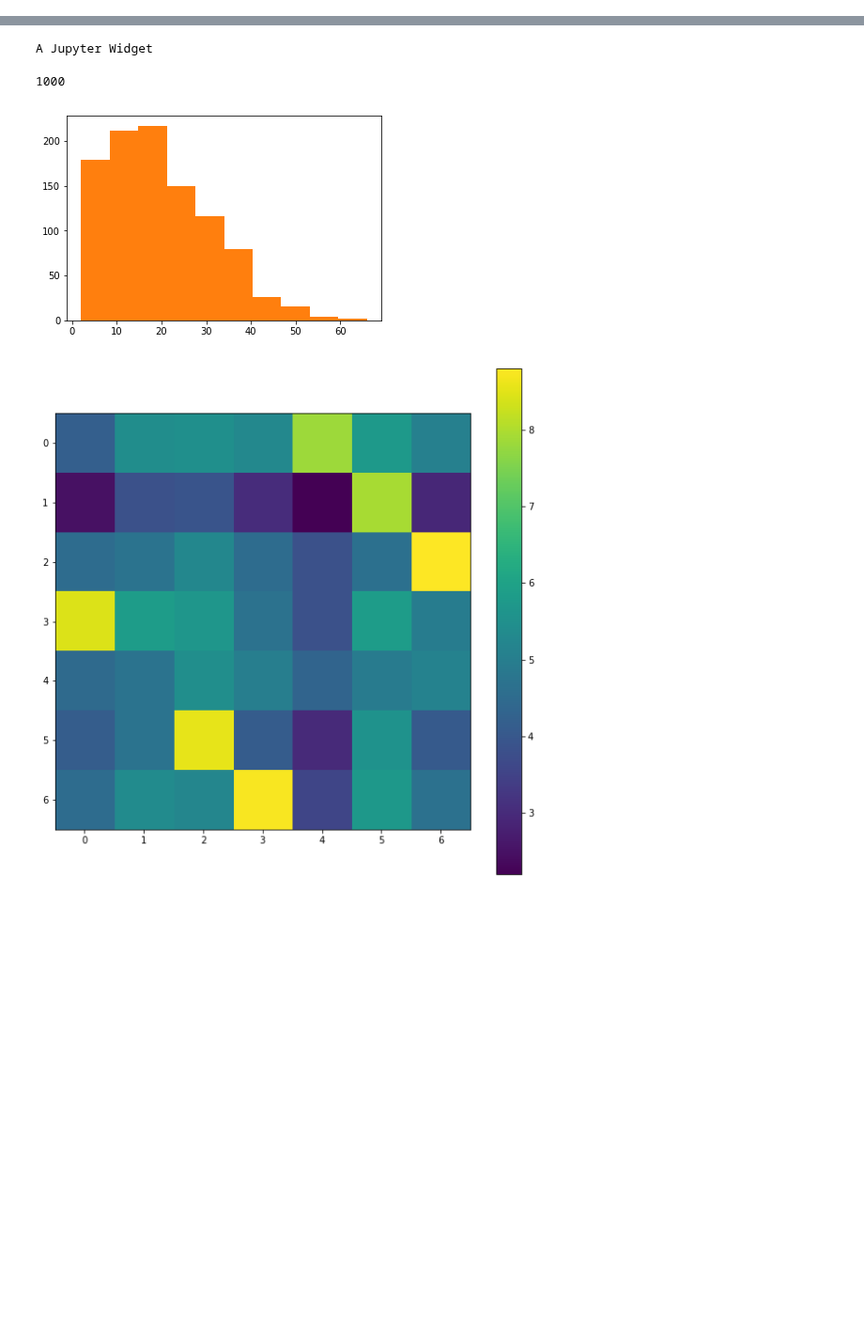
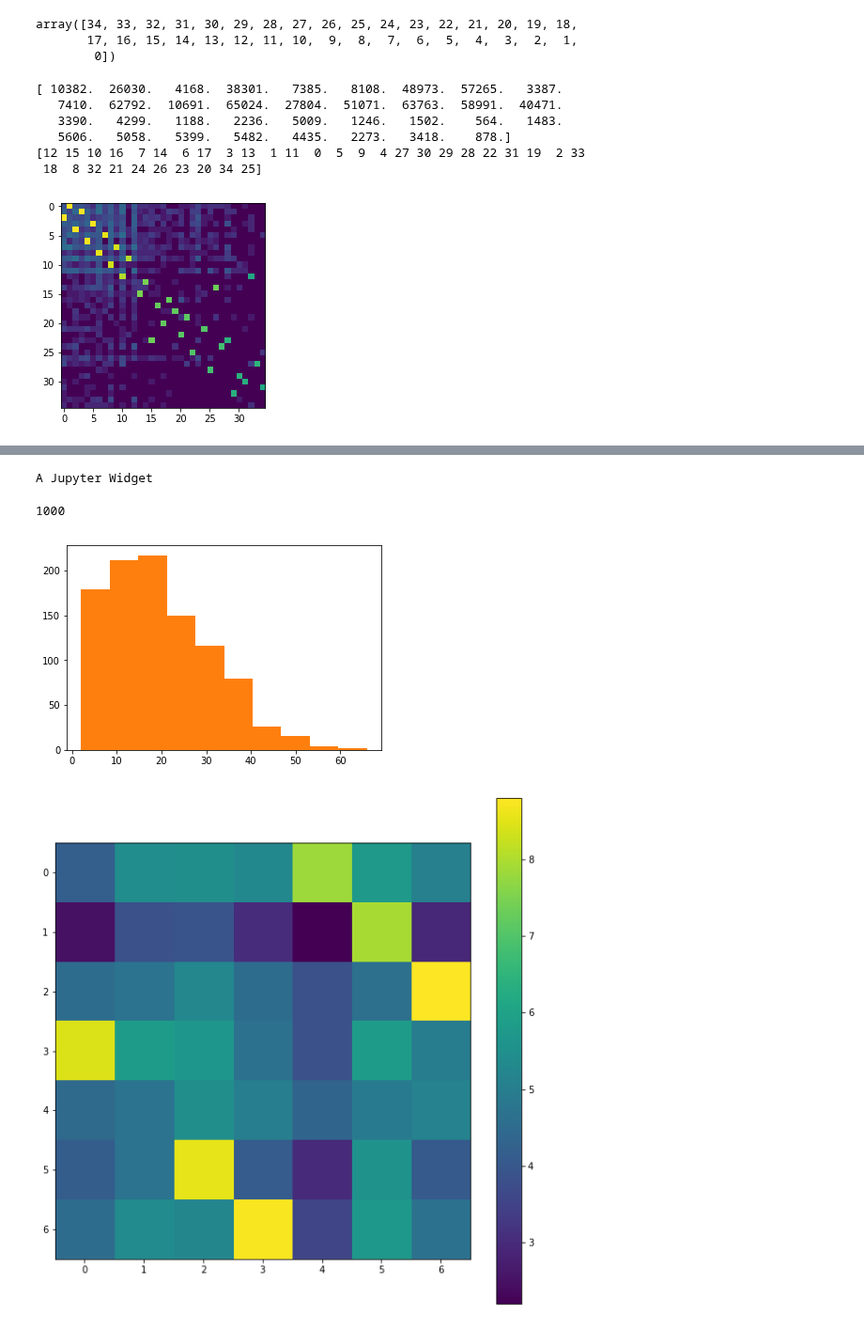
Before and after one commit to rykachevskiy/CRISPR, a Jupyter notebook: Probabilistic_model/PM, new annealing.ipynb, the cells around one changed output, grey strips where cells are left out. Shown at 94% size. Saved outputs shown, nothing was run; the diff lists cells and outputs as text; code cells hidden in the pictures; blank space fills up the shorter version.

```diff
--- a/Probabilistic_model/PM, new annealing.ipynb
+++ b/Probabilistic_model/PM, new annealing.ipynb
@@ -15,10 +17,13 @@ import plot_utils as pu
 # %%
 class PCR:
-    def __init__(self, population_as_list, n_primers, p = None, transform_to_min_range = 1):
+    def __init__(self, population_as_list, n_primers, p = None, transform_to_min_range = 1, max_array_len = None):
         if transform_to_min_range:
             population_as_list = self._transform_to_min_range(population_as_list)
 
-        self.max_array_len = max([len(x) for x in population_as_list])
+        if max_array_len is None:
+            self.max_array_len = max([len(x) for x in population_as_list])
+        else:
+            self.max_array_len = max_array_len
 
         self.f_population = np.ones((len(population_as_list), self.max_array_len + 2)) * -1
 
@@ -99,6 +104,11 @@ class PCR:
 
         return np.vstack((f_indeces_0, f_paired_0, f_indeces_1)).astype(int), \
                 np.vstack((b_paired_0, b_indeces_0, b_indeces_1)).astype(int)
+#         return np.vstack((f_indeces_0, f_paired_0, f_indeces_1)).astype(int), \
+#                 np.vstack((b_indeces_0, b_paired_0, b_indeces_1)).astype(int)
+#         return np.vstack((f_paired_0,f_indeces_0,  f_indeces_1)).astype(int), \
+#             np.vstack((b_paired_0,b_indeces_0,  b_indeces_1)).astype(int)
+
 
     def _debug_set_populations(self, fp, bp):
         self.f_population = fp
@@ -137,6 +147,7 @@ class PCR:
         if self.n_f_primes > 0 and self.n_b_primers > 0:
             self._recalc_p()
             fm, bm, nf,nb = self._make_annealing_masks()
+            #print(nf, nb)
             self._increase_populations(nf, nb)
 
             fi, bi = self._make_annealing_linkage(fm, bm)
@@ -146,17 +157,23 @@ class PCR:
 
 
         if (self.f_population.shape[0] > 100000) or (self.b_population.shape[0] > 100000):
+            print('ENTER population cut')
+            print(calc_noise_ratio(gr0, self.to_graph()))
+
             f_mask = np.random.binomial(1, 0.5, self.f_population.shape[0]).astype(bool)
             b_mask = np.random.binomial(1, 0.5, self.b_population.shape[0]).astype(bool)
 
             self.f_population = self.f_population[f_mask]
             self.b_population = self.b_population[b_mask]
 
-            self.n_f_primes /= 2
-            self.n_b_primers /= 2
-            self.initial_n_f /= 2
-            self.initial_n_b /= 2
 
+            print(self.f_population.shape[0], self.b_population.shape[0])
+            print(calc_noise_ratio(gr0, self.to_graph()))
+
+#             self.n_f_primes /= 2
+#             self.n_b_primers /= 2
+#             self.initial_n_f /= 2
+#             self.initial_n_b /= 2
 #             print('ENTER population cut', self.f_population.shape[0], self.b_population.shape[0])
 #         else:
 #             print('NO population cut', self.f_population.shape[0], self.b_population.shape[0])
@@ -188,8 +233,8 @@ p_list_0 = [[1, 3, 6, 8, 9, 10, 13, 14, 15, 17, 12, 16] for i in range(50)] + \
 # %%
-p_list_0 = [[2, 21, 18, 19, 22, 30, 27, 29, 28, 31, 33, 32, 34] for i in range(10)] + \
-           [[0, 20, 24, 26, 23, 25] for i in range(10)] +\
-           [[0, 1, 3, 6, 7, 10, 12, 15, 16, 14, 17, 13, 11] for i in range(50)] +\
-           [[2, 4, 5, 9, 8] for i in range(50)]
+p_list_0 = [[2, 21, 18, 19, 22, 30, 27, 29, 28, 31, 33, 32, 34] for i in range(2)] + \
+           [[0, 20, 24, 26, 23, 25] for i in range(2)] +\
+           [[0, 1, 3, 6, 7, 10, 12, 15, 16, 14, 17, 13, 11] for i in range(10)] +\
+           [[2, 4, 5, 9, 8] for i in range(10)]
 # %%
 p_list_no0 = [[x+1 for x in y] for y in p_list_0]
 # %%
@@ -231,2 +312,19 @@ pu.plot_gr(gr, log = 1)
+# %%
+np.arange(gr.shape[0])[::-1]
+# %% [output]
+array([34, 33, 32, 31, 30, 29, 28, 27, 26, 25, 24, 23, 22, 21, 20, 19, 18,
+       17, 16, 15, 14, 13, 12, 11, 10,  9,  8,  7,  6,  5,  4,  3,  2,  1,
+        0])
+# %%
+plt.imshow(np.log(rearange(gr) + 1))
+plt.show()
+# %% [output]
+[ 10382.  26030.   4168.  38301.   7385.   8108.  48973.  57265.   3387.
+   7410.  62792.  10691.  65024.  27804.  51071.  63763.  58991.  40471.
+   3390.   4299.   1188.   2236.   5009.   1246.   1502.    564.   1483.
+   5606.   5058.   5399.   5482.   4435.   2273.   3418.    878.]
+[12 15 10 16  7 14  6 17  3 13  1 11  0  5  9  4 27 30 29 28 22 31 19  2 33
+ 18  8 32 21 24 26 23 20 34 25]
+[figure, added]
 # %%
 def calc_noise_ratio(gr0, gr):
```
Also changed, not shown: parts of 53 cells of this notebook, 3 other files.
